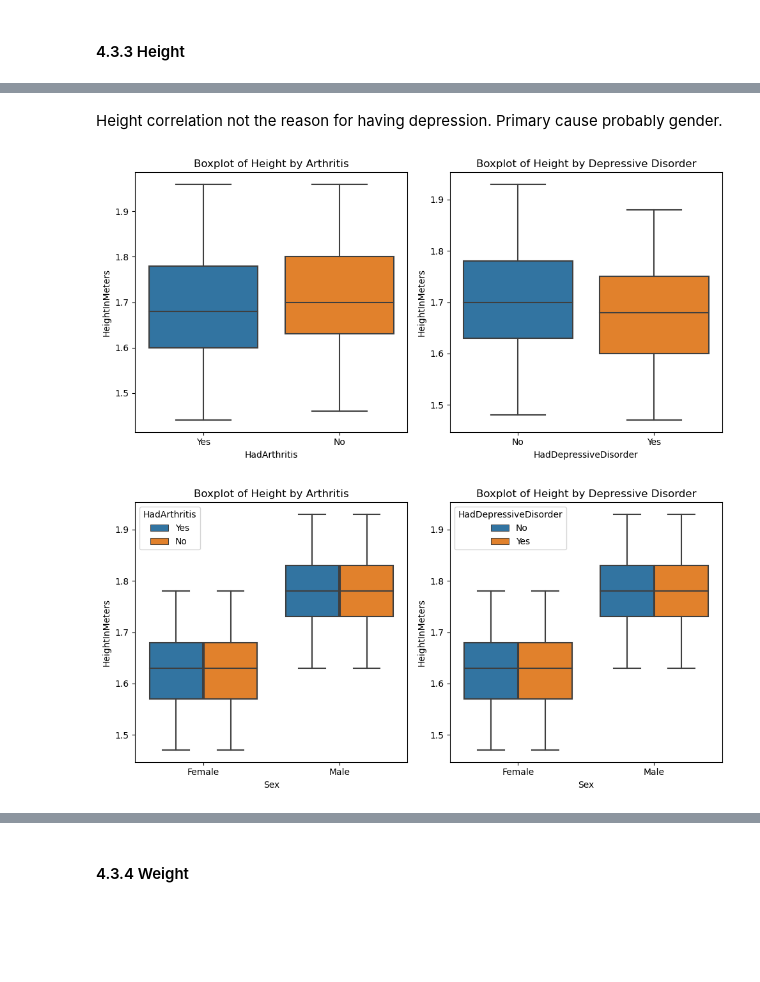
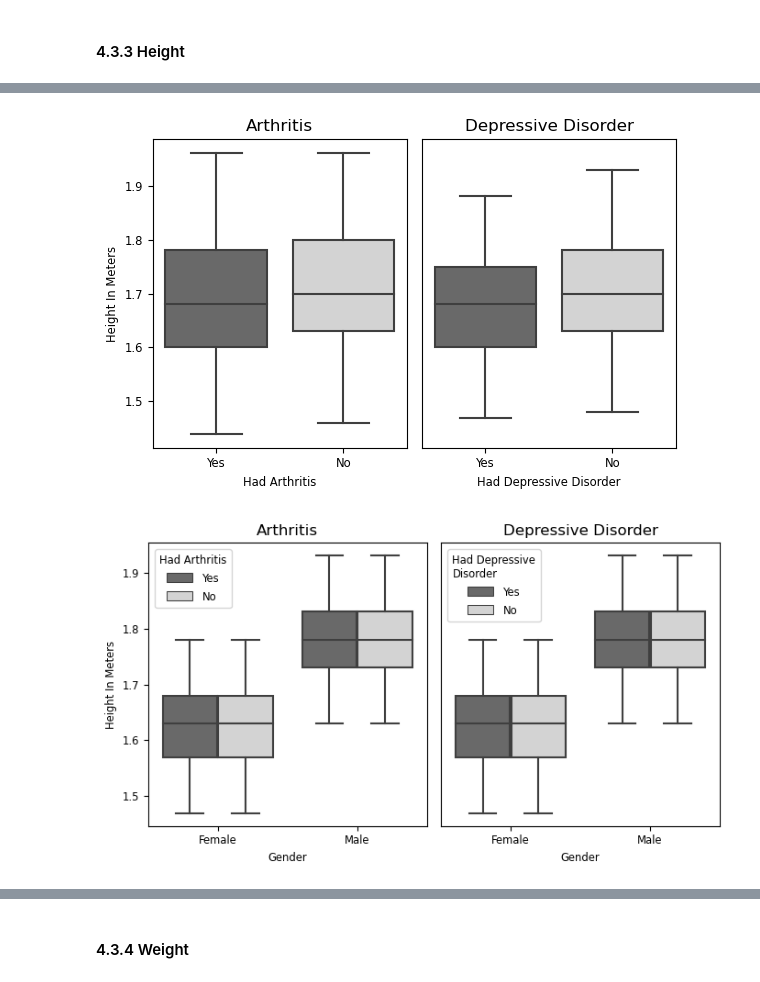
Before and after one commit to Thymin3/Heart-Disease-EDA-and-Visualization, a Jupyter notebook: Heart Disease EDA and Visualization.ipynb, the cells around one changed output, grey strips where cells are left out. Saved outputs shown, nothing was run; the diff lists cells and outputs as text; code cells hidden in the pictures; blank space fills up the shorter version.

Commit message:
Figures Combined

```diff
--- a/Heart Disease EDA and Visualization.ipynb
+++ b/Heart Disease EDA and Visualization.ipynb
@@ -1057,35 +953,58 @@ sns.catplot(kind="box", data=df_original, y="HeightInMeters", hue="HadDepressive
-# %% [markdown]
-Height correlation not the reason for having depression. Primary cause probably gender.
 # %%
+# Defining plot and setting order of categories
+fig, (ax1, ax2) = plt.subplots(1, 2, figsize=(6, 4), sharey=True)
+order = ["Yes", "No"]
+
 # Create the first boxplot
-plt.figure(figsize=(10, 5))
-plt.subplot(1, 2, 1)
-sns.boxplot(data=df_original, y="HeightInMeters", x="HadArthritis", showfliers=False, whis=1)
-plt.title("Boxplot of Height by Arthritis")
+sns.boxplot(data=df_original, y="HeightInMeters", x="HadArthritis", showfliers=False, whis=1, ax=ax1, palette=["dimgrey", "lightgrey"], order=order)
+ax1.set_title("Arthritis")
+ax1.set_xlabel("Had Arthritis", fontsize="small")
+ax1.set_ylabel("Height In Meters", fontsize="small")
+ax1.tick_params(axis='both', labelsize="small")
 
 # Create the second boxplot
-plt.subplot(1, 2, 2)
-sns.boxplot(data=df_original, y="HeightInMeters", x="HadDepressiveDisorder", showfliers=False, whis=1)
-plt.title("Boxplot of Height by Depressive Disorder")
+sns.boxplot(data=df_original, y="HeightInMeters", x="HadDepressiveDisorder", showfliers=False, whis=1, ax=ax2, palette=["dimgrey", "lightgrey"], order=order)
+ax2.set_title("Depressive Disorder")
+ax2.set_xlabel("Had Depressive Disorder", fontsize="small")
+ax2.set_ylabel("", fontsize="small")
+ax2.get_yaxis().set_visible(False)
+ax2.tick_params(axis='both', labelsize="small")
 
 # Adjust layout
 plt.tight_layout()
 
 # Show the plot
 plt.show()
 # %% [output]
-[figure, old version]
+[figure, new version]
 # %%
+# Defining plot and setting order of categories
+fig, (ax1, ax2) = plt.subplots(1, 2, figsize=(7, 4), sharey=True)
+order = ["Yes", "No"]
+df_original['HadDepressiveDisorder'] = pd.Categorical(df_original['HadDepressiveDisorder'], categories=order, ordered=True)
+
 # Create the first boxplot
-plt.figure(figsize=(10, 5))
-plt.subplot(1, 2, 1)
-sns.boxplot(data=df_original, y="HeightInMeters", hue="HadArthritis", x="Sex", showfliers=False, whis=1)
-plt.title("Boxplot of Height by Arthritis")
+sns.boxplot(data=df_original, y="HeightInMeters", hue="HadArthritis", x="Sex", showfliers=False, whis=1, ax=ax1, palette=["dimgrey", "lightgrey"])
+ax1.set_title("Arthritis")
+ax1.set_ylabel("Height In Meters", fontsize="small")
+ax1.set_xlabel("Gender", fontsize="small")
+ax1.tick_params(axis='both', labelsize="small")
+
+legend1 = ax1.legend(title="Had Arthritis")
+plt.setp(legend1.get_title(), fontsize='small')
+plt.setp(legend1.get_texts(), fontsize='small')
 
 # Create the second boxplot
-plt.subplot(1, 2, 2)
-sns.boxplot(data=df_original, y="HeightInMeters", hue="HadDepressiveDisorder", x="Sex", showfliers=False, whis=1)
-plt.title("Boxplot of Height by Depressive Disorder")
+sns.boxplot(data=df_original, y="HeightInMeters", hue="HadDepressiveDisorder", x="Sex", showfliers=False, whis=1, ax=ax2, palette=["dimgrey", "lightgrey"])
+ax2.set_title("Depressive Disorder")
+ax2.set_ylabel("", fontsize="small")
+ax2.set_xlabel("Gender", fontsize="small")
+ax2.tick_params(axis='x', labelsize="small")
+ax2.get_yaxis().set_visible(False)
+
+legend2 = ax2.legend(title="Had Depressive\nDisorder")
+plt.setp(legend2.get_title(), fontsize='small')
+plt.setp(legend2.get_texts(), fontsize='small')
 
 # Adjust layout
 plt.tight_layout()
@@ -1093,6 +1012,6 @@ plt.tight_layout()
 # Show the plot
 plt.show()
 # %% [output]
-[figure, old version]
+[figure, new version]
 # %%
 # Create a figure with a 2x2 subplot grid
```
Also changed, not shown: parts of 26 cells of this notebook, 1 other file.
